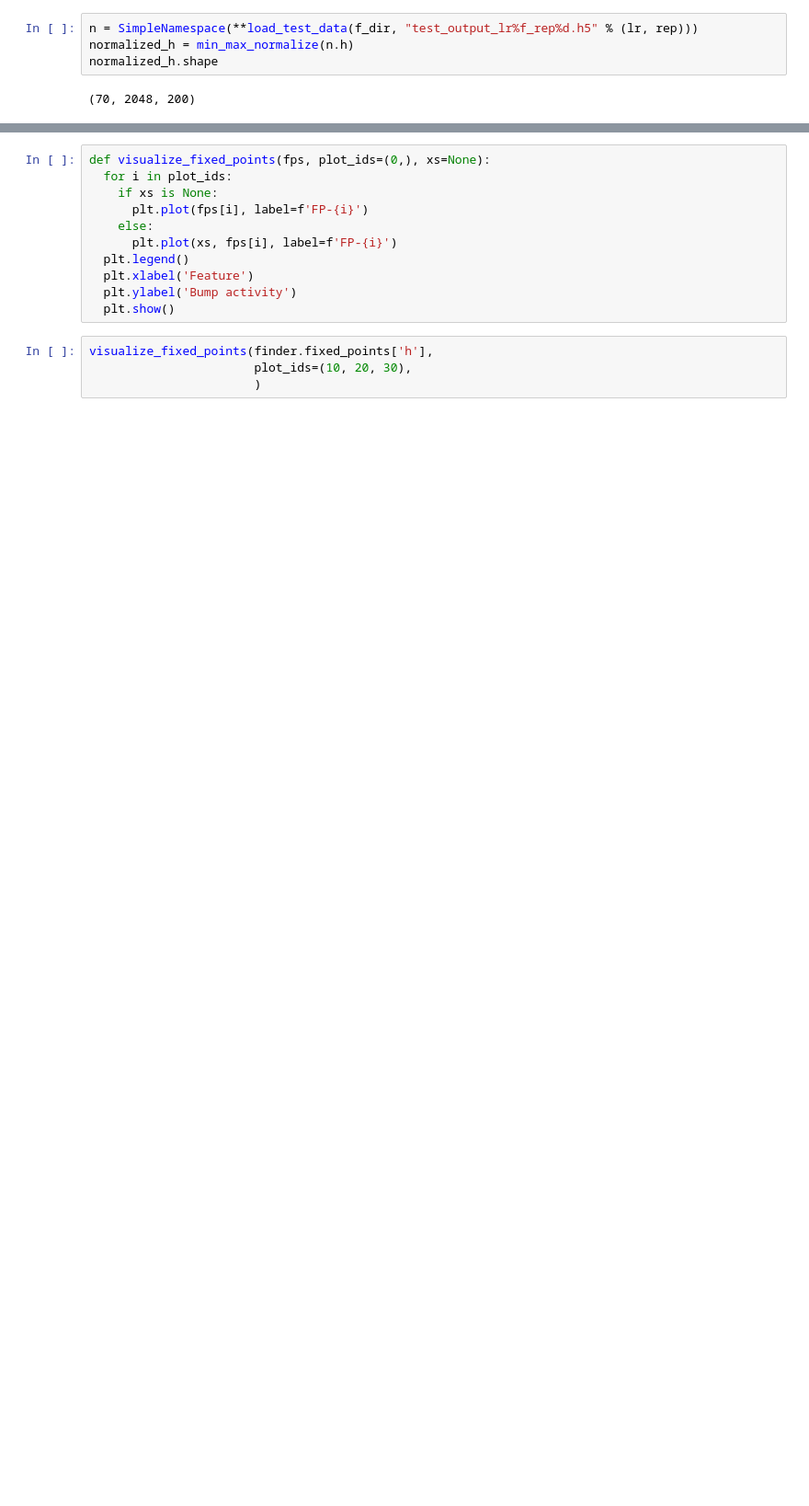
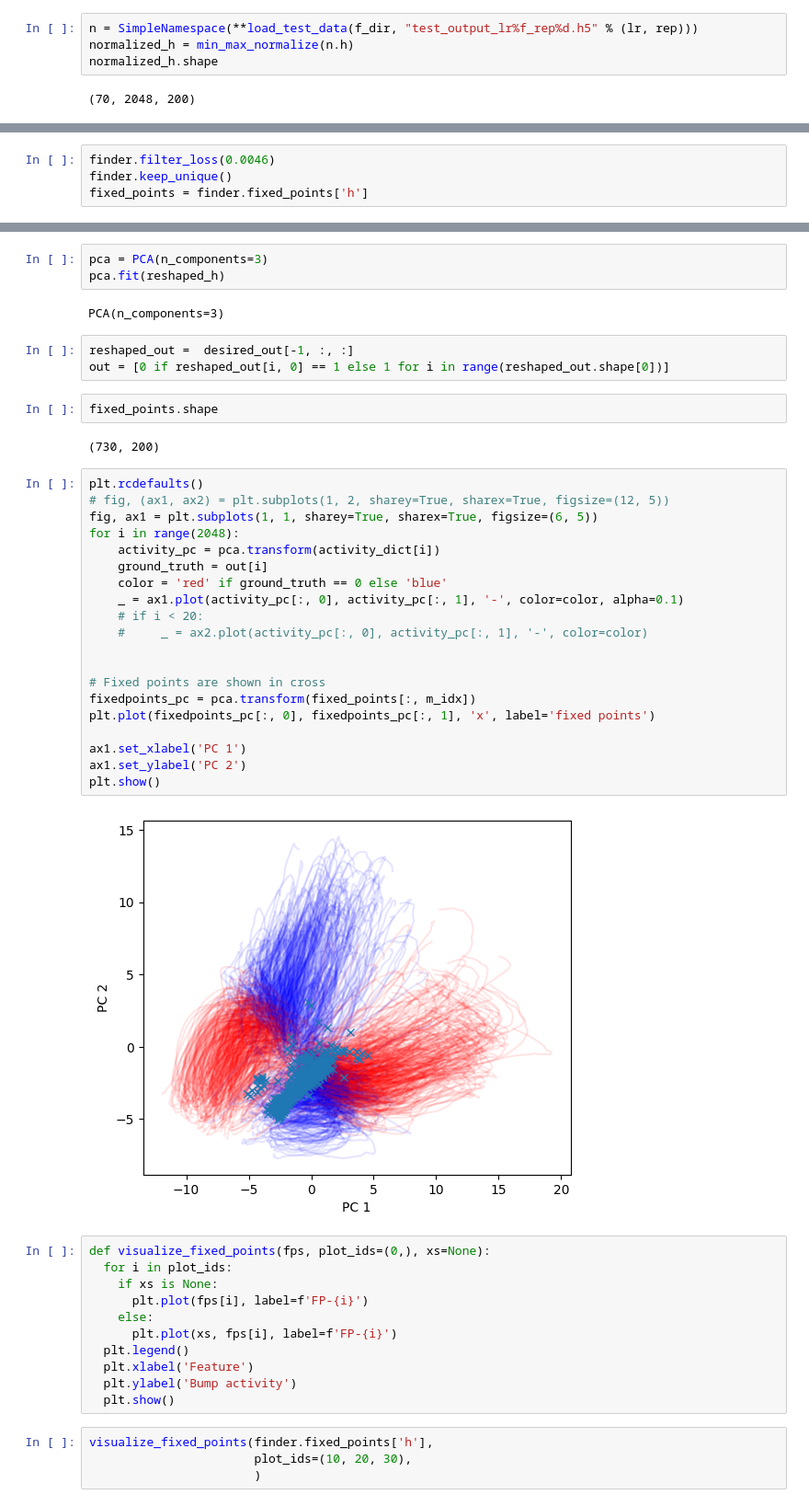
Before and after one commit to xuanyuw/TD-modulation-model, a Jupyter notebook: temp.ipynb, the cells around one changed output, grey strips where cells are left out. Shown at 92% size. Saved outputs shown, nothing was run; the diff lists cells and outputs as text; blank space fills up the shorter version.

```diff
--- a/temp.ipynb
+++ b/temp.ipynb
@@ -99,0 +83,4 @@ Excluding non-unique fixed points:
+# %%
+finder.filter_loss(0.0046)
+finder.keep_unique()
+fixed_points = finder.fixed_points['h']
@@ -100,3 +97,37 @@ Excluding non-unique fixed points:
+# %%
+pca = PCA(n_components=3)
+pca.fit(reshaped_h)
+# %% [output]
+PCA(n_components=3)
+# %%
+reshaped_out =  desired_out[-1, :, :]
+out = [0 if reshaped_out[i, 0] == 1 else 1 for i in range(reshaped_out.shape[0])]
+# %%
+fixed_points.shape
+# %% [output]
+(730, 200)
+# %%
+plt.rcdefaults()
+# fig, (ax1, ax2) = plt.subplots(1, 2, sharey=True, sharex=True, figsize=(12, 5))
+fig, ax1 = plt.subplots(1, 1, sharey=True, sharex=True, figsize=(6, 5))
+for i in range(2048):
+    activity_pc = pca.transform(activity_dict[i])
+    ground_truth = out[i]
+    color = 'red' if ground_truth == 0 else 'blue'
+    _ = ax1.plot(activity_pc[:, 0], activity_pc[:, 1], '-', color=color, alpha=0.1)
+    # if i < 20:
+    #     _ = ax2.plot(activity_pc[:, 0], activity_pc[:, 1], '-', color=color)
+
+
+# Fixed points are shown in cross
+fixedpoints_pc = pca.transform(fixed_points[:, m_idx])
+plt.plot(fixedpoints_pc[:, 0], fixedpoints_pc[:, 1], 'x', label='fixed points')
+
+ax1.set_xlabel('PC 1')
+ax1.set_ylabel('PC 2')
+plt.show()
+# %% [output]
+[figure, added]
 # %%
 def visualize_fixed_points(fps, plot_ids=(0,), xs=None):
   for i in plot_ids:
```
Also changed, not shown: parts of 14 cells of this notebook.
